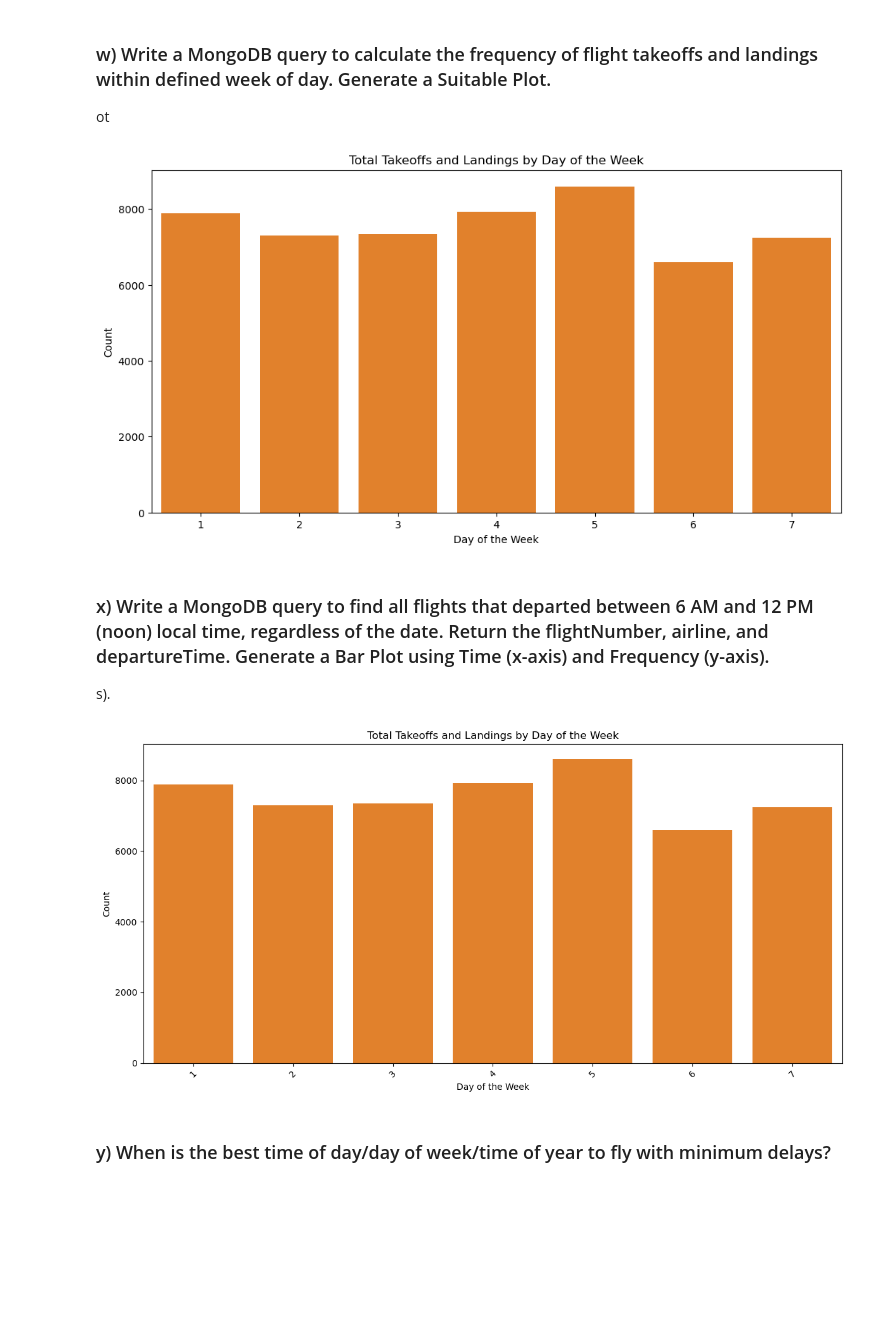
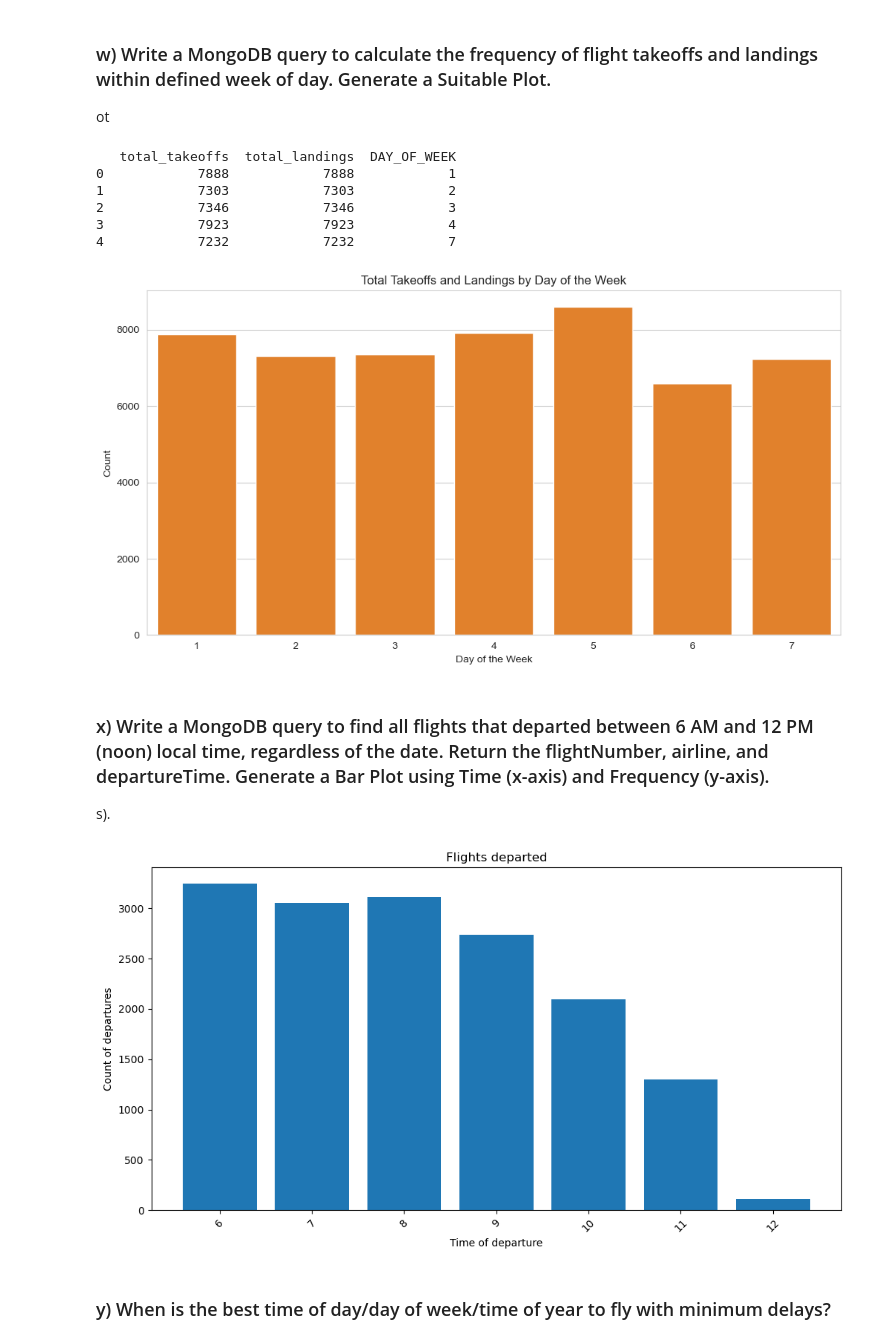
Before and after one commit to vskvj3/UST_Training, a Jupyter notebook: noSQL/Assignment.ipynb, the cells around one changed output. Drawn from its saved outputs; the diff is of its cells as text; code cells hidden in the pictures; blank space fills up the shorter version.

```diff
--- a/noSQL/Assignment.ipynb
+++ b/noSQL/Assignment.ipynb
@@ -589,10 +531,8 @@ week_day_freq = collection.aggregate([
 {'$project': {'_id': 0,'DAY_OF_WEEK': '$_id','total_takeoffs': 1,'total_landings': 1}}
 ])
 
-# for i in week_day_freq:
-#     print(i)
 week_day_df = pd.DataFrame(week_day_freq)
-week_day_df
+print(week_day_df.head())
 
 plt.figure(figsize=(12, 6))
 sns.barplot(data=week_day_df, x='DAY_OF_WEEK', y='total_takeoffs')
@@ -600,38 +540,37 @@ sns.barplot(data=week_day_df, x='DAY_OF_WEEK', y='total_landings')
 plt.xlabel('Day of the Week')
 plt.ylabel('Count')
 plt.title('Total Takeoffs and Landings by Day of the Week')
-# plt.xticks(rotation=45)
 
 plt.show()
 # %% [output]
+   total_takeoffs  total_landings  DAY_OF_WEEK
+0            7888            7888            1
+1            7303            7303            2
+2            7346            7346            3
+3            7923            7923            4
+4            7232            7232            7
-[figure, old version]
+[figure, new version]
 # %% [markdown]
 ### x) Write a MongoDB query to find all flights that departed between 6 AM and 12 PM (noon) local time, regardless of the date. Return the flightNumber, airline, and departureTime. Generate a Bar Plot using Time (x-axis) and Frequency (y-axis).
 s).
 # %%
-week_day_freq = collection.aggregate([
-{'$match': {'DEPARTURE_TIME': {'$gt': 0},'ARRIVAL_TIME': {'$gt': 0}}},
-{'$group': {'_id': '$DAY_OF_WEEK','total_takeoffs': {'$sum': 1},'total_landings': {'$sum': 1}}},
-{'$project': {'_id': 0,'DAY_OF_WEEK': '$_id','total_takeoffs': 1,'total_landings': 1}}
+flight_time = flights.aggregate([
+    {'$match': {'DEPARTURE_TIME': {'$gte': 6, '$lte': 12}, 'ARRIVAL_TIME': {'$gte': 6, '$lte':12}}},
+    {'$project' : {'_id':0,'FLIGHT_NUMBER':1,'AIRLINE':1,'DEPARTURE_TIME':1}}
 ])
-
-# for i in week_day_freq:
-#     print(i)
-week_day_df = pd.DataFrame(week_day_freq)
-week_day_df
+flight_time_df = pd.DataFrame(flight_time)
+freq = flight_time_df.groupby('DEPARTURE_TIME')['DEPARTURE_TIME'].value_counts()
 
 plt.figure(figsize=(12, 6))
-sns.barplot(data=week_day_df, x='DAY_OF_WEEK', y='total_takeoffs')
-sns.barplot(data=week_day_df, x='DAY_OF_WEEK', y='total_landings')
-plt.xlabel('Day of the Week')
-plt.ylabel('Count')
-plt.title('Total Takeoffs and Landings by Day of the Week')
+plt.bar(height=freq.values, x=freq.index)
+plt.xlabel('Time of departure')
+plt.ylabel('Count of departures')
+plt.title('Flights departed')
 plt.xticks(rotation=45)
-plt.tight_layout()
 
 plt.show()
 # %% [output]
-[figure, old version]
+[figure, new version]
 # %% [markdown]
 ### y) When is the best time of day/day of week/time of year to fly with minimum delays?
 # %%
```
Also changed, not shown: parts of 24 cells of this notebook, 2 other files.
